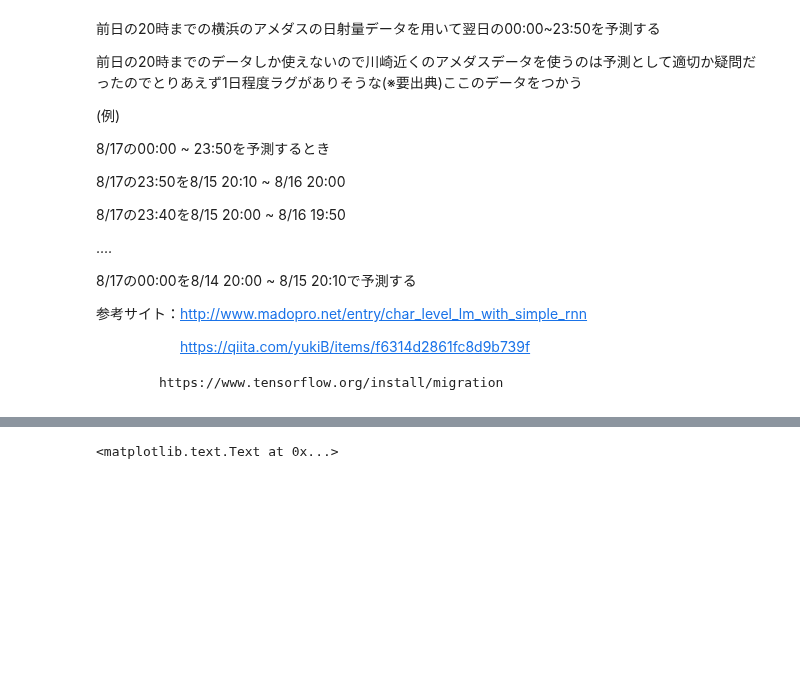
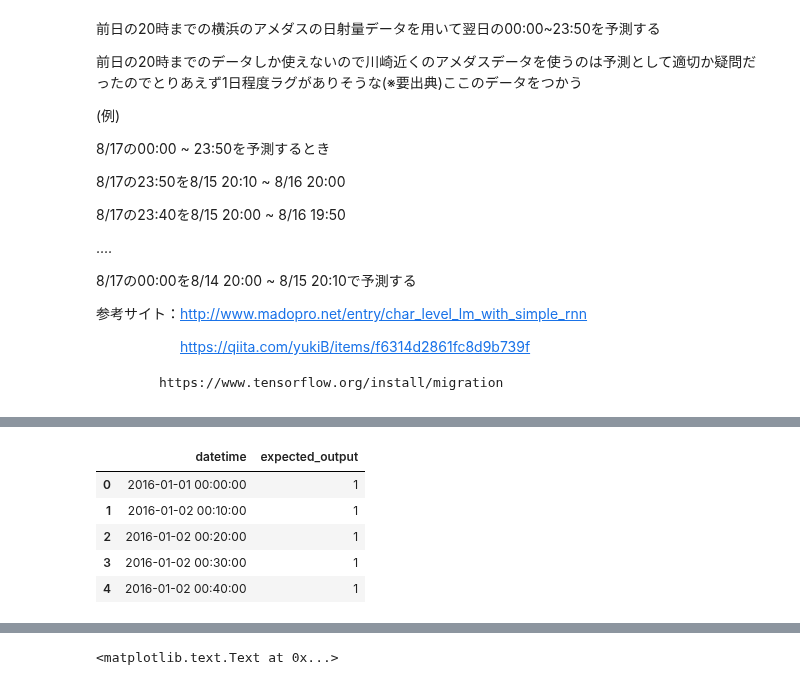
Before and after one commit to gciteam6/predict_amd, a Jupyter notebook: predict_SOLA01.ipynb, the cells around one changed output, grey strips where cells are left out. Cells and saved outputs as stored; diff of their text form; code cells hidden in the pictures; blank space fills up the shorter version.

```diff
--- a/predict_SOLA01.ipynb
+++ b/predict_SOLA01.ipynb
@@ -152,10 +134,12 @@ if target_place == 1 or target_place == 2:
     amd_data = set_time(amd_data, 'datetime')
     amd_data['datetime'] = amd_data['datetime'].map(lambda x : pd.to_datetime(x))
     amd_data.head()
-else target_place == 3:
+elif target_place == 3:
     # 甲府アメダスのデータを使って予測する, amd_49142
     # 各amdidはamd_masterに記載されている
     amd_data = pd.read_csv('data/raw_data/amd_49142.tsv', delimiter = '\t')
     amd_data = set_time(amd_data, 'datetime')
     amd_data['datetime'] = amd_data['datetime'].map(lambda x : pd.to_datetime(x))
     amd_data.head()
+else:
+    raise ValueError("invalid input target_place_num")
@@ -450,6 +454,15 @@ e_idx = amd_data[amd_data['datetime'] == pd.to_datetime('2017/3/31 23:50')].inde
 predict_data = pd.DataFrame({"datetime":amd_data['datetime'][s_idx:e_idx+1], "expected_output":1})
 predict_data.index = np.arange(len(predict_data))
 predict_data.to_csv('data/predicted_data/predict_SOLA01.tsv', sep = '\t')
+# %%
+predict_data.head()
+# %% [output]
+|  | datetime | expected_output |
+| 0 | 2016-01-01 00:00:00 | 1 |
+| 1 | 2016-01-02 00:10:00 | 1 |
+| 2 | 2016-01-02 00:20:00 | 1 |
+| 3 | 2016-01-02 00:30:00 | 1 |
+| 4 | 2016-01-02 00:40:00 | 1 |
 # %%
 plt.plot(processed_predict[0:200])
 plt.title("expected output")
```
Also changed, not shown: parts of 11 cells of this notebook, 11 other files.
